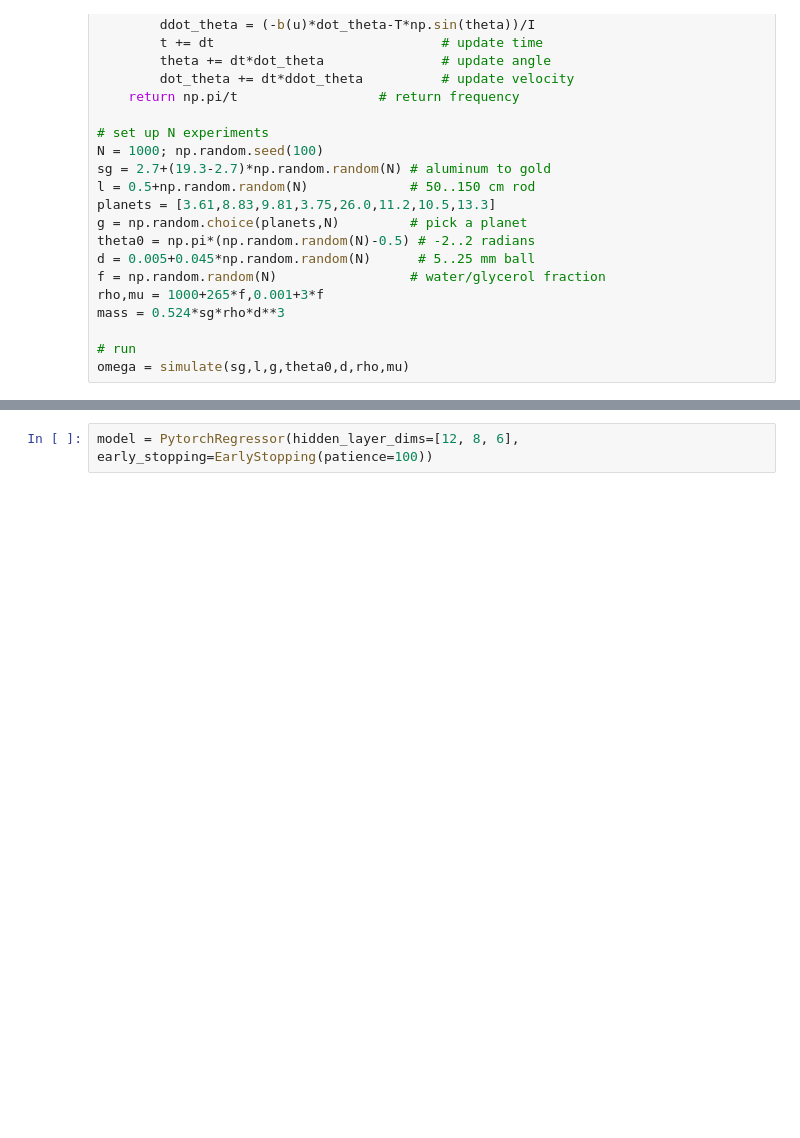
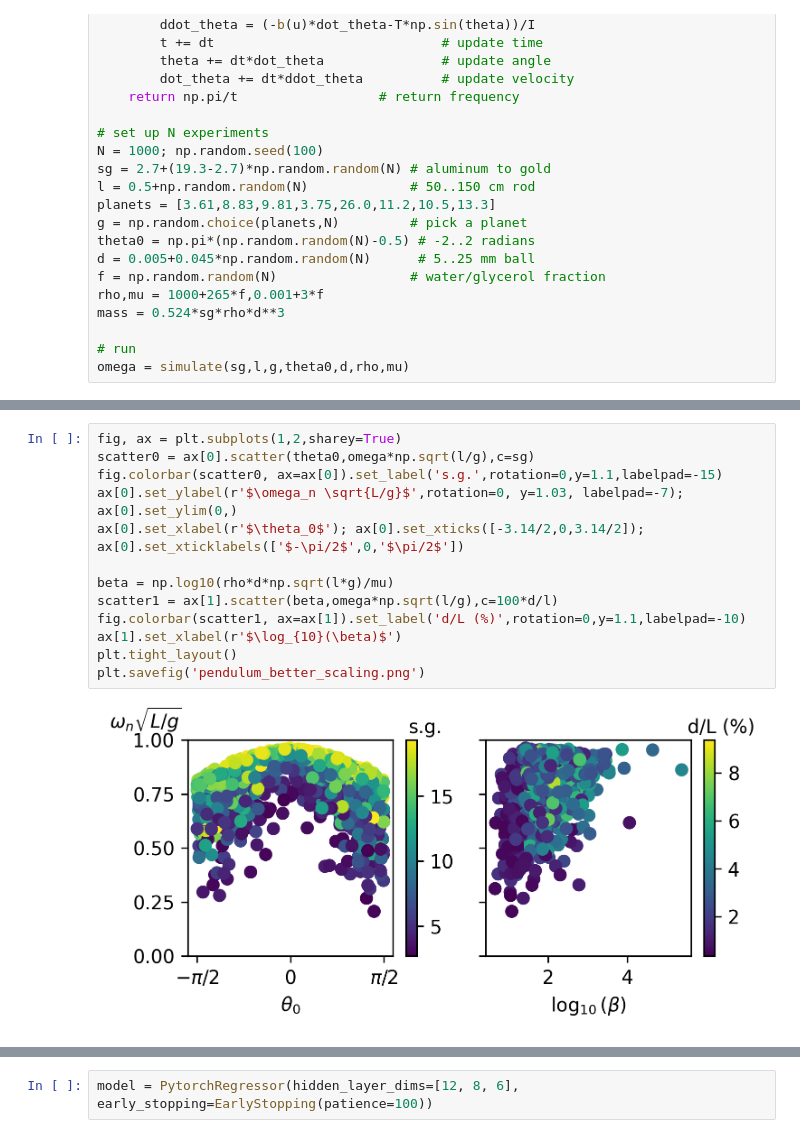
Before and after one commit to mcleantom/TransferLearningCFD, a Jupyter notebook: transfer_learning_for_marine_hydrodynamics.ipynb, the cells around one changed output, grey strips where cells are left out. Cells and saved outputs as stored; diff of their text form; blank space fills up the shorter version.

```diff
--- a/transfer_learning_for_marine_hydrodynamics.ipynb
+++ b/transfer_learning_for_marine_hydrodynamics.ipynb
@@ -41,3 +56,18 @@ omega = simulate(sg,l,g,theta0,d,rho,mu)
+# %%
+fig, ax = plt.subplots(1,2,sharey=True)
+scatter0 = ax[0].scatter(theta0,omega*np.sqrt(l/g),c=sg)
+fig.colorbar(scatter0, ax=ax[0]).set_label('s.g.',rotation=0,y=1.1,labelpad=-15)
+ax[0].set_ylabel(r'$\omega_n \sqrt{L/g}$',rotation=0, y=1.03, labelpad=-7); ax[0].set_ylim(0,)
+ax[0].set_xlabel(r'$\theta_0$'); ax[0].set_xticks([-3.14/2,0,3.14/2]); ax[0].set_xticklabels(['$-\pi/2$',0,'$\pi/2$'])
+
+beta = np.log10(rho*d*np.sqrt(l*g)/mu)
+scatter1 = ax[1].scatter(beta,omega*np.sqrt(l/g),c=100*d/l)
+fig.colorbar(scatter1, ax=ax[1]).set_label('d/L (%)',rotation=0,y=1.1,labelpad=-10)
+ax[1].set_xlabel(r'$\log_{10}(\beta)$')
+plt.tight_layout()
+plt.savefig('pendulum_better_scaling.png')
+# %% [output]
+[figure, added]
 # %%
 # Define data set
 X = pd.DataFrame({x:eval(x) for x in ['theta0','mass','l','g','d','rho','mu']})
```
Also changed, not shown: parts of 11 cells of this notebook, 6 other files.
